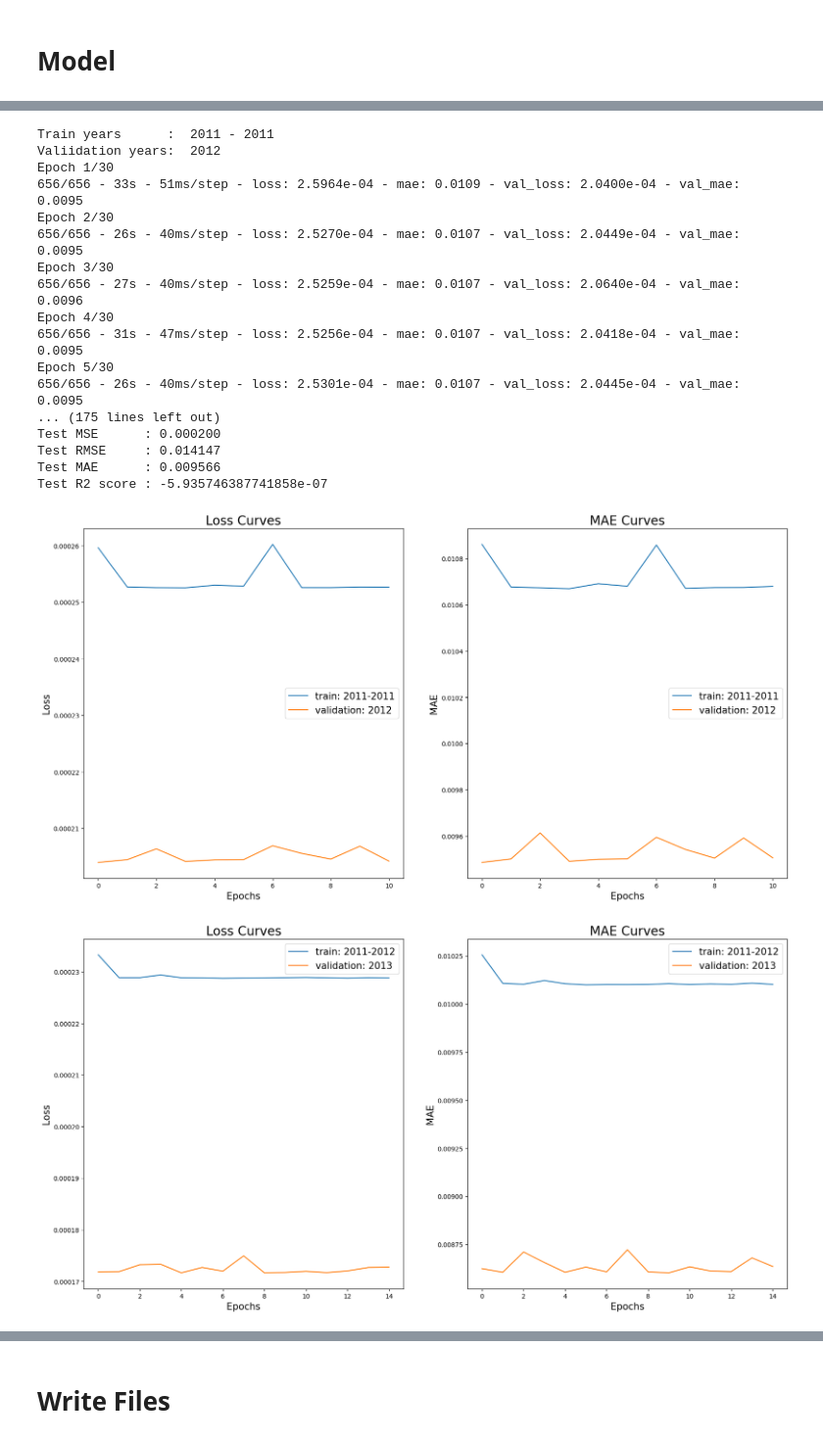
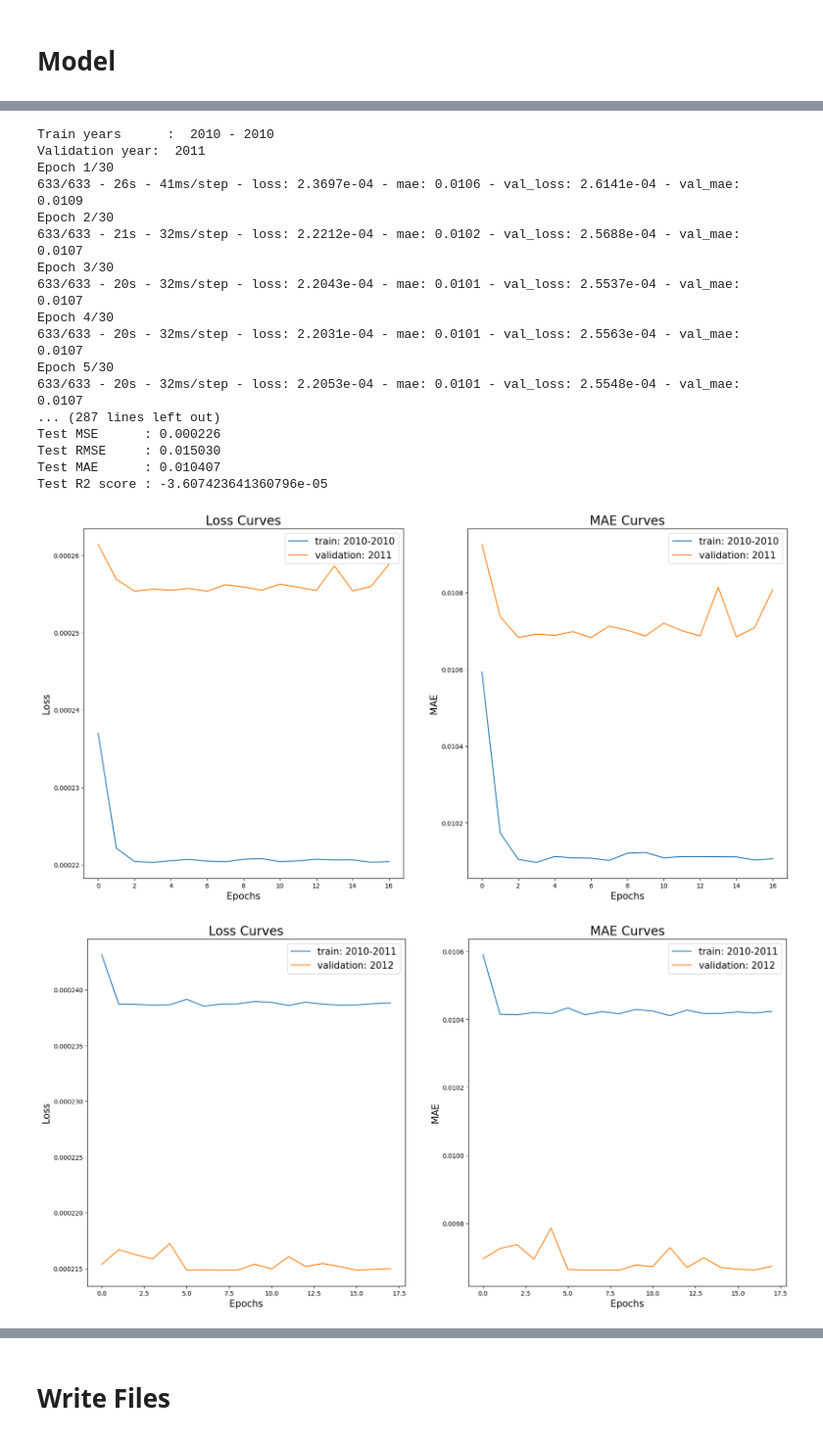
Before and after one commit to brianrp09232000/multimodal-eq-sizing, a Jupyter notebook: kaggle/02_train_legs-price_model.ipynb, the cells around one changed output, grey strips where cells are left out. Shown at 98% size. Drawn from its saved outputs; the diff is of its cells as text; code cells hidden in the pictures.

Commit message:
Kaggle Notebook | 02_train_legs-price_model | Version 6

```diff
--- a/kaggle/02_train_legs-price_model.ipynb
+++ b/kaggle/02_train_legs-price_model.ipynb
@@ -78,7 +78,7 @@ TICKER_COL = "ticker"
 TARGET_COL = 'next_day_excess_return'
 
 FEATURE_COLS = [
- 'mom_rank',
+ #'mom_rank',
  'spy_r1',
  'o2c_return',
  'excess_return',
@@ -87,7 +87,7 @@ FEATURE_COLS = [
  'spread_z',
  'dollar_volume',
  'adv_dollar',
-    'mom_12_1',
+   # 'mom_12_1',
  'next_day_excess_return' ]
 
 WINDOW_SIZE = 30
@@ -170,7 +170,7 @@ def create_numpy_data_type(df_train, df_val, df_test, feature_cols, TARGET_COL):
 # %%
 def normalize_data(xtrain, xval, xtest):
 
-    xscaler = MinMaxScaler(feature_range=(0, 1))
+    xscaler = MinMaxScaler(feature_range=(-1, 1))
     xtrain = xscaler.fit_transform(xtrain)
     xval = xscaler.transform(xval)
     xtest = xscaler.transform(xtest)
@@ -243,8 +251,8 @@ df = df.dropna(axis=0, subset=feature_cols, how='any')
 def build_model_for_one_fold(df, feature_cols, TARGET_COL, DATE_COL, split_years):
 
     # split data by year
-    train_years, val_years, test_years = split_years[0], split_years[1], split_years[2]
-    df_train, df_val, df_test = split_data_on_year(df, DATE_COL, train_years, val_years, test_years)
+    train_year_start, train_year_end, val_year, test_year = split_years
+    df_train, df_val, df_test = split_data_on_year(df, DATE_COL, train_year_start, train_year_end, val_year, test_year)
 
     # create train, val, and test dataset
     X_train, y_train, X_val, y_val, X_test, y_test = create_numpy_data_type(df_train,
@@ -255,6 +263,7 @@ def build_model_for_one_fold(df, feature_cols, TARGET_COL, DATE_COL, split_years
 
     # normalize data
     X_train, X_val, X_test, xscaler = normalize_data(X_train, X_val, X_test)
+    #y_train, y_val, y_test, yscaler = normalize_data_y(y_train, y_val, y_test)
 
     # reshape input data
     X_train, X_val, X_test = reshape_data(X_train, X_val, X_test)
@@ -273,19 +282,17 @@ def build_model_for_one_fold(df, feature_cols, TARGET_COL, DATE_COL, split_years
         )
 
     # fit network
-    print('Train years      : ', train_years[0], '-', train_years[1])
-    print('Valiidation years: ', val_years[0])
+    print('Train years      : ', train_year_start,'-',train_year_end)
+    print('Validation year: ', val_year)
     history = model.fit(X_train, y_train, epochs=EPOCHS,
                         verbose=2, batch_size=64,
                         validation_data=(X_val, y_val), callbacks=[es])
 
     # predict test data
     y_pred = model.predict(X_test).flatten()
-    df_test['y_pred'] = y_pred
 
     # evaluate model
-    summarize_price_model_diagnostics(model, history, split_years)
-
+    summarize_price_model_diagnostics(model, history, train_year_start, train_year_end, val_year)
 
     y_test = y_test.flatten()
     mse  = mean_squared_error(y_test, y_pred)
@@ -294,11 +301,17 @@ def build_model_for_one_fold(df, feature_cols, TARGET_COL, DATE_COL, split_years
     r2 = r2_score(y_test, y_pred)
 
     print()
-    print('Test years: ', test_years[0], '-', test_years[1])
+    print('Test year: ', test_year)
     print(f"Test MSE      : {mse:.6f}")
     print(f"Test RMSE     : {r_mse:.6f}")
     print(f"Test MAE      : {mae:.6f}")
     print(f"Test R2 score : {r2}")
     print()
-    return df_test, model
+
+    # add predicted values to df
+    #df_test['y_pred'] = yscaler.inverse_transform(y_pred.reshape(-1, 1)).flatten()
+    df_test['y_pred'] = y_pred
+
+    n_samples = [len(df_train),len(df_val),len(df_test)]
+    return df_test, model, n_samples
 # %%
@@ -323,8 +336,8 @@ def summarize_price_model_diagnostics(model, history, year):
   ax[1].legend(fontsize=15)
 # %%
 # create list dividing years into train, validation, and test
-split_years_list = [[(2011,year),(year+1,year+1),(year+2,year+2)] for year in range(2011,2015)]
-split_years_list += [[(2010,2015),(2016,2016),(2017,2018)]]
+split_years_list = [[2010,year,year+1,year+2] for year in range(2010,2017)]
+#split_years_list += [[(2010,2015),(2016,2016),(2017,2018)]]
 
 print('train, validation, test data split')
 for i in split_years_list:
@@ -340,8 +355,10 @@ train, validation, test data split
 # build models spliting the dataset at different years
 start_time = datetime.now()
 df_test_all = pd.DataFrame()
+n_samples_list = []
 for split_years in split_years_list:
-    df_test, model = build_model_for_one_fold(df, feature_cols, TARGET_COL, DATE_COL, split_years)
+    df_test, model, n_samples = build_model_for_one_fold(df, feature_cols, TARGET_COL, DATE_COL, split_years)
     df_test_all = pd.concat([df_test_all, df_test])
+    n_samples_list.append(n_samples)
 end_time = datetime.now()
 # %% [output]
@@ -349,19 +366,19 @@ end_time = datetime.now()
-Train years      :  2011 - 2011
-Valiidation years:  2012
+Train years      :  2010 - 2010
+Validation year:  2011
 Epoch 1/30
-656/656 - 33s - 51ms/step - loss: 2.5964e-04 - mae: 0.0109 - val_loss: 2.0400e-04 - val_mae: 0.0095
+633/633 - 26s - 41ms/step - loss: 2.3697e-04 - mae: 0.0106 - val_loss: 2.6141e-04 - val_mae: 0.0109
 Epoch 2/30
-656/656 - 26s - 40ms/step - loss: 2.5270e-04 - mae: 0.0107 - val_loss: 2.0449e-04 - val_mae: 0.0095
+633/633 - 21s - 32ms/step - loss: 2.2212e-04 - mae: 0.0102 - val_loss: 2.5688e-04 - val_mae: 0.0107
 Epoch 3/30
-656/656 - 27s - 40ms/step - loss: 2.5259e-04 - mae: 0.0107 - val_loss: 2.0640e-04 - val_mae: 0.0096
+633/633 - 20s - 32ms/step - loss: 2.2043e-04 - mae: 0.0101 - val_loss: 2.5537e-04 - val_mae: 0.0107
 Epoch 4/30
-656/656 - 31s - 47ms/step - loss: 2.5256e-04 - mae: 0.0107 - val_loss: 2.0418e-04 - val_mae: 0.0095
+633/633 - 20s - 32ms/step - loss: 2.2031e-04 - mae: 0.0101 - val_loss: 2.5563e-04 - val_mae: 0.0107
 Epoch 5/30
-656/656 - 26s - 40ms/step - loss: 2.5301e-04 - mae: 0.0107 - val_loss: 2.0445e-04 - val_mae: 0.0095
-... (175 lines left out)
-Test MSE      : 0.000200
-Test RMSE     : 0.014147
-Test MAE      : 0.009566
-Test R2 score : -5.935746387741858e-07
+633/633 - 20s - 32ms/step - loss: 2.2053e-04 - mae: 0.0101 - val_loss: 2.5548e-04 - val_mae: 0.0107
+... (287 lines left out)
+Test MSE      : 0.000226
+Test RMSE     : 0.015030
+Test MAE      : 0.010407
+Test R2 score : -3.607423641360796e-05
-[figure, old version]
+[figure, new version]
-[figure, old version]
+[figure, new version]
```
Also changed, not shown: parts of 21 cells of this notebook.
